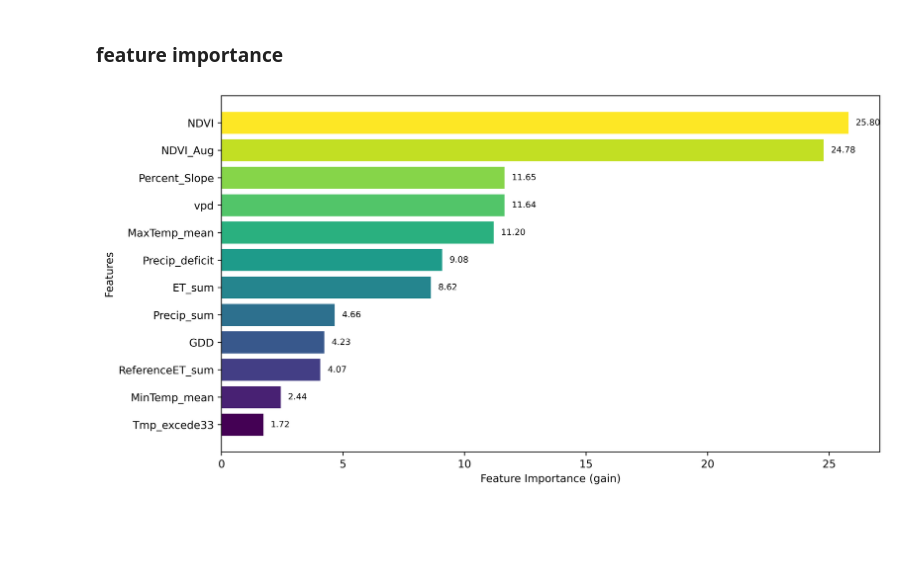
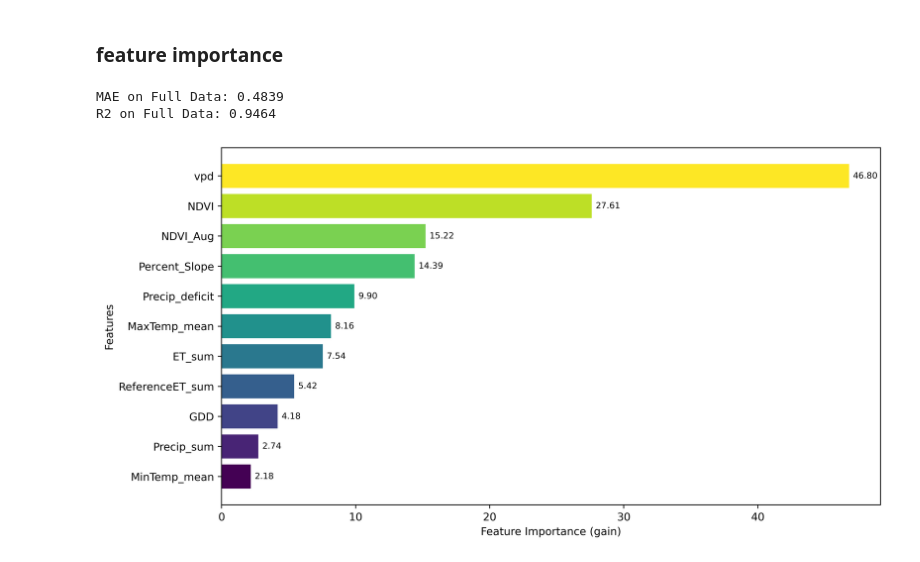
Before and after one commit to mahbub-alt/Crop_Yield_and_Irrigation_Prediction, a Jupyter notebook: Yield_Prediction.ipynb, the cells around one changed output. Saved outputs shown, nothing was run; the diff lists cells and outputs as text; code cells hidden in the pictures; blank space fills up the shorter version.

```diff
--- a/Yield_Prediction.ipynb
+++ b/Yield_Prediction.ipynb
@@ -302,31 +302,62 @@ plt.show()
 [figure]
 # %% [markdown]
 ### feature importance
+# %%
+# Full data model
+
+X_full = yld_df.iloc[:, 3:]
+y_full = yld_df["Reported_Yield"]
+
+# Best parameters already determined from prior grid search
+param_grid = {
+    'n_estimators': [50],
+    'max_depth': [2],
+    'learning_rate': [0.2],
+    'subsample': [0.9],
+    'colsample_bytree': [0.7],
+    'gamma': [0.6],
+    'reg_alpha': [0.4]
+}
+
+# Train the model on the full dataset
+final_xgb_model = xgb.XGBRegressor(**best_params_xgb)
+final_xgb_model.fit(X_full, y_full)
+
+# (Optional) Predictions on the training data, just for reporting
+y_full_pred = final_xgb_model.predict(X_full)
+mae_full = mean_absolute_error(y_full, y_full_pred)
+r2_full = r2_score(y_full, y_full_pred)
+
+print(f'MAE on Full Data: {mae_full:.4f}')
+print(f'R2 on Full Data: {r2_full:.4f}')
+# %% [output]
+MAE on Full Data: 0.4839
+R2 on Full Data: 0.9464
 # %%
-feature_importance_gain = best_yld_xgb_model.get_booster().get_score(importance_type="gain")
+feature_importance_gain = final_xgb_model.get_booster().get_score(importance_type="gain")
 sorted_feature_importance_gain = sorted(feature_importance_gain.items(), key=lambda x: x[1], reverse=False)
 # Extract feature names and gain scores
 feature_names_gain = [x[0] for x in sorted_feature_importance_gain]
 gain_scores = [x[1] for x in sorted_feature_importance_gain]
 
 # Define a colormap
 num_features = len(feature_names_gain)
 cmap = plt.cm.get_cmap(None, num_features)
 
 # Create a bar plot of feature importance (gain) with custom colors
 plt.figure(figsize=(11, 6))
 bars = plt.barh(feature_names_gain, gain_scores, color=[cmap(i) for i in range(num_features)])
 plt.xlabel('Feature Importance (gain)')
 plt.ylabel('Features')
 
 # Add annotations for values at the end of each bar
 for i, bar in enumerate(bars):
     plt.text(bar.get_width()+.3, bar.get_y() + bar.get_height()/2, f'{gain_scores[i]:.2f}',
              va='center', ha='left', fontsize=8)
 
 plt.show()
 # %% [output]
-[figure, old version]
+[figure, new version]
 # %% [markdown]
 we use We use
 𝑋test (or X_importance = X_test) for SHAP analysis because we want to interpret how the model
```
Also changed, not shown: parts of 1 cell of this notebook.
